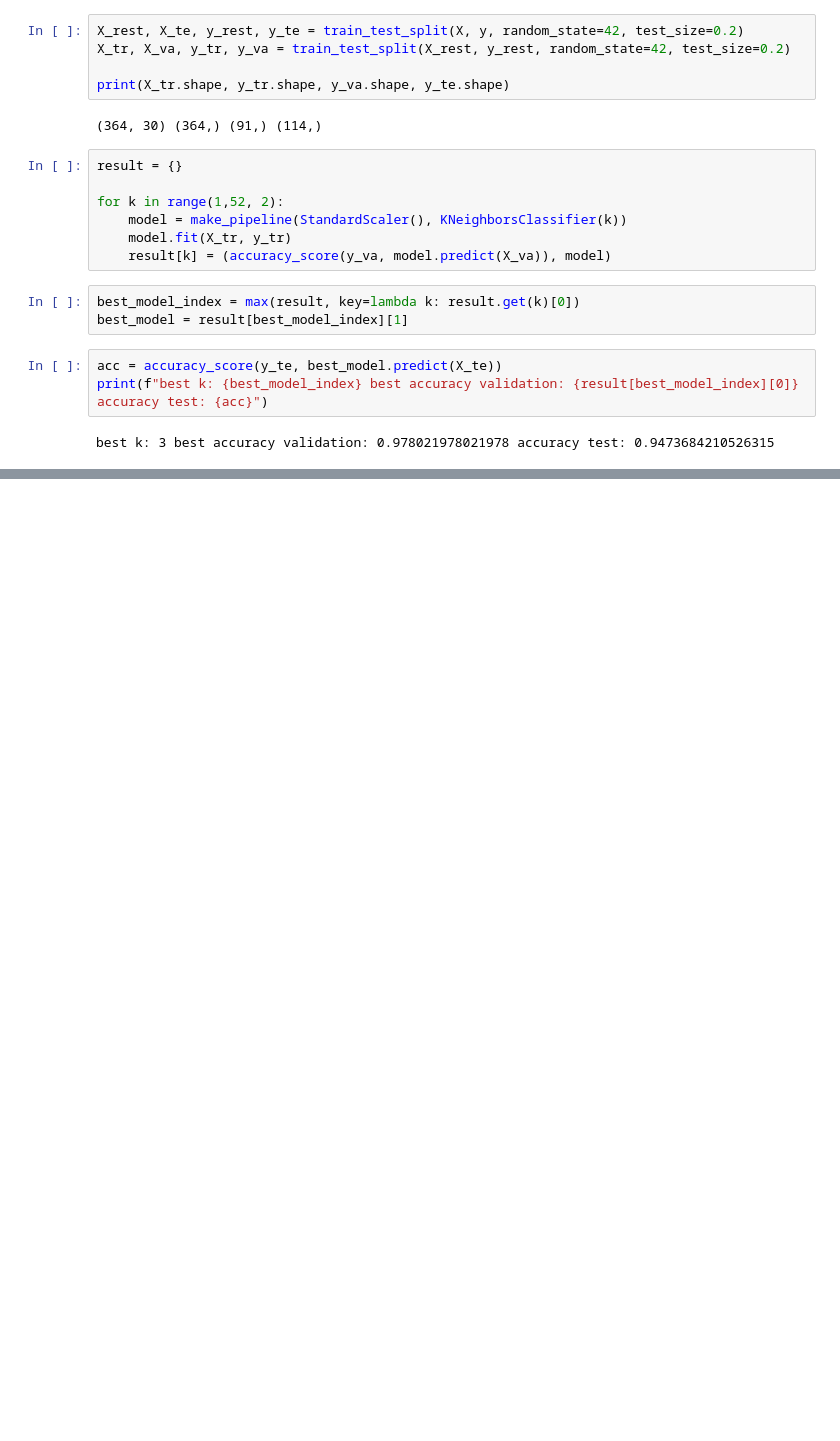
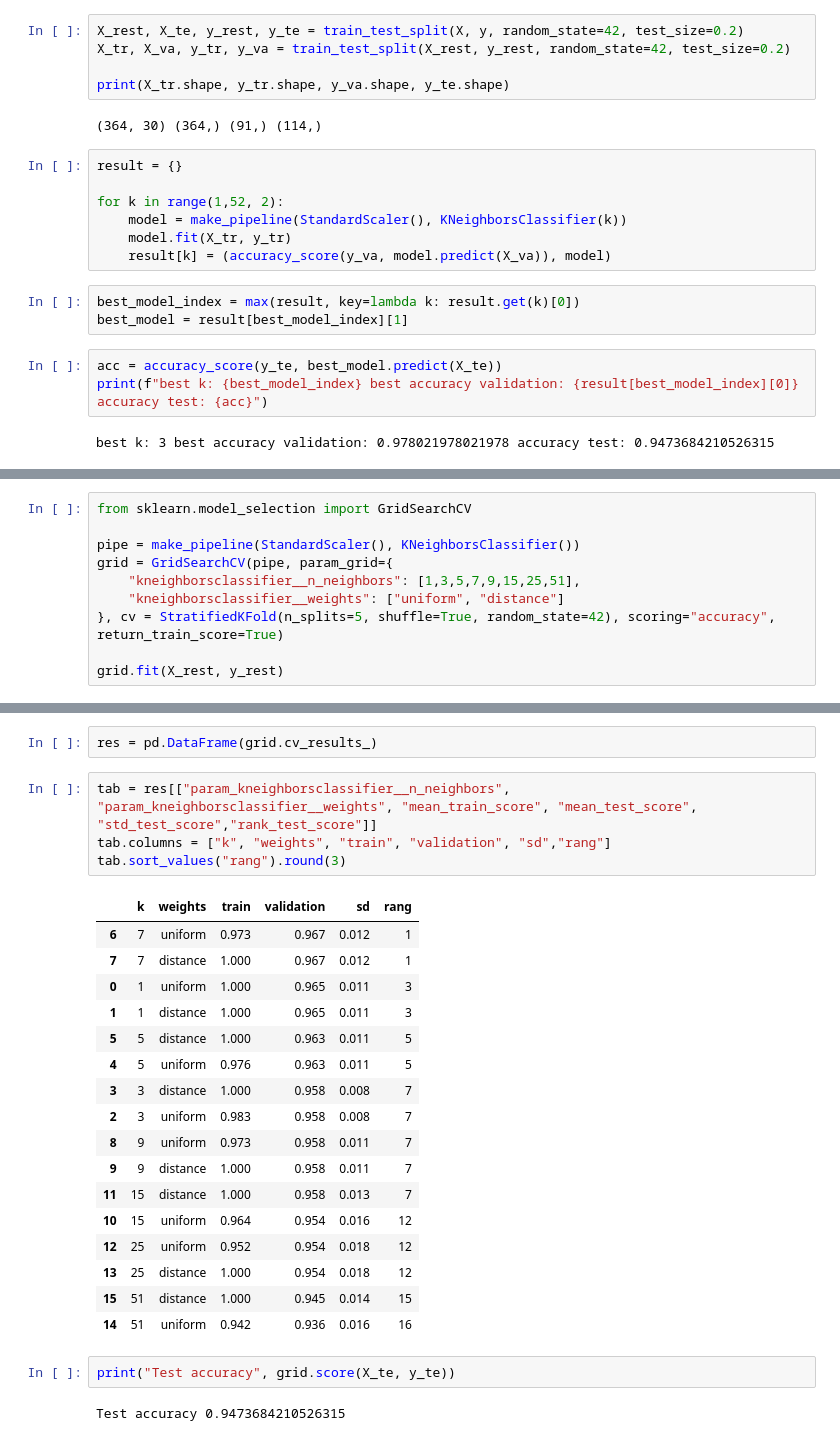
Before and after one commit to noah-htl/DSAI_5INF, a Jupyter notebook: 01_cross_validation.ipynb, the cells around one changed output, grey strips where cells are left out. Saved outputs shown, nothing was run; the diff lists cells and outputs as text; blank space fills up the shorter version.

```diff
--- a/01_cross_validation.ipynb
+++ b/01_cross_validation.ipynb
@@ -118,0 +166,10 @@ best k: 3 best accuracy validation: 0.978021978021978 accuracy test: 0.947368421
+# %%
+from sklearn.model_selection import GridSearchCV
+
+pipe = make_pipeline(StandardScaler(), KNeighborsClassifier())
+grid = GridSearchCV(pipe, param_grid={
+    "kneighborsclassifier__n_neighbors": [1,3,5,7,9,15,25,51],
+    "kneighborsclassifier__weights": ["uniform", "distance"]
+}, cv = StratifiedKFold(n_splits=5, shuffle=True, random_state=42), scoring="accuracy", return_train_score=True)
+
+grid.fit(X_rest, y_rest)
@@ -118,0 +185,28 @@ best k: 3 best accuracy validation: 0.978021978021978 accuracy test: 0.947368421
+# %%
+res = pd.DataFrame(grid.cv_results_)
+# %%
+tab = res[["param_kneighborsclassifier__n_neighbors", "param_kneighborsclassifier__weights", "mean_train_score", "mean_test_score", "std_test_score","rank_test_score"]]
+tab.columns = ["k", "weights", "train", "validation", "sd","rang"]
+tab.sort_values("rang").round(3)
+# %% [output]
+|  | k | weights | train | validation | sd | rang |
+| 6 | 7 | uniform | 0.973 | 0.967 | 0.012 | 1 |
+| 7 | 7 | distance | 1.000 | 0.967 | 0.012 | 1 |
+| 0 | 1 | uniform | 1.000 | 0.965 | 0.011 | 3 |
+| 1 | 1 | distance | 1.000 | 0.965 | 0.011 | 3 |
+| 5 | 5 | distance | 1.000 | 0.963 | 0.011 | 5 |
+| 4 | 5 | uniform | 0.976 | 0.963 | 0.011 | 5 |
+| 3 | 3 | distance | 1.000 | 0.958 | 0.008 | 7 |
+| 2 | 3 | uniform | 0.983 | 0.958 | 0.008 | 7 |
+| 8 | 9 | uniform | 0.973 | 0.958 | 0.011 | 7 |
+| 9 | 9 | distance | 1.000 | 0.958 | 0.011 | 7 |
+| 11 | 15 | distance | 1.000 | 0.958 | 0.013 | 7 |
+| 10 | 15 | uniform | 0.964 | 0.954 | 0.016 | 12 |
+| 12 | 25 | uniform | 0.952 | 0.954 | 0.018 | 12 |
+| 13 | 25 | distance | 1.000 | 0.954 | 0.018 | 12 |
+| 15 | 51 | distance | 1.000 | 0.945 | 0.014 | 15 |
+| 14 | 51 | uniform | 0.942 | 0.936 | 0.016 | 16 |
+# %%
+print("Test accuracy", grid.score(X_te, y_te))
+# %% [output]
+Test accuracy 0.9473684210526315
```
Also changed, not shown: parts of 8 cells of this notebook.
